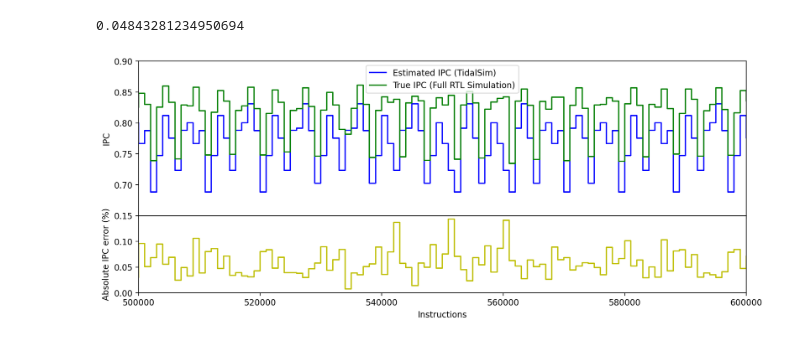
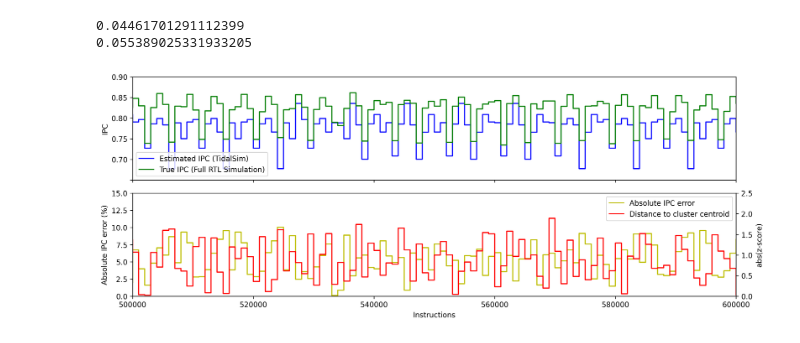
Before and after one commit to euphoric-hardware/tidalsim, a Jupyter notebook: notebooks/Plotting.ipynb, the cells around one changed output. Drawn from its saved outputs; the diff is of its cells as text; code cells hidden in the pictures.

```diff
--- a/notebooks/Plotting.ipynb
+++ b/notebooks/Plotting.ipynb
@@ -4,10 +4,13 @@ import numpy as np
 import pandas as pd
 import matplotlib.pyplot as plt
 import matplotlib as mpl
-mpl.rcParams['figure.dpi'] = 200
+mpl.rcParams['figure.dpi'] = 300
 from sklearn.metrics import mean_absolute_error
+from sklearn.preprocessing import scale
+from sklearn.decomposition import PCA
 
 import tidalsim.modeling.extrapolation as tme
+from tidalsim.util.pickle import load
 
 import importlib
 importlib.reload(tme)
@@ -22,33 +25,52 @@ def get_run_dir(binary: str) -> Path:
     return Path.cwd().parent / "runs" / binary
 
 interval_length = 1000
-clusters = 12
+clusters = 18
 run_dir = get_run_dir("aha-mont64-fb8c96bc") # TODO: Enter run_dir here
 estimated_perf, true_perf = tme.analyze_tidalsim_results(run_dir, interval_length, clusters, detailed_warmup_insts=100, elf=False)
+if true_perf is None:
+    print("Golden performance results not available")
 # %%
-y_true, y_pred = make_arrays_equal_size(true_perf.ipc, estimated_perf.est_ipc)
-ipc_mape = mean_absolute_error(y_true, y_pred)
-print(ipc_mape)
-ipc_abs_error_trace = np.abs((y_true - y_pred) / y_true)
+if true_perf is not None:
+    y_true, y_pred = make_arrays_equal_size(true_perf.ipc, estimated_perf.est_ipc)
+    ipc_mape = mean_absolute_error(y_true, y_pred)
+    print(ipc_mape)
+    ipc_abs_error_trace = np.abs((y_true - y_pred) / y_true)
+    print(np.mean(ipc_abs_error_trace))
+    # TODO: investigate why these numbers are different! They should be the same!
 # %% [output]
-0.04843281234950694
+0.04461701291112399
+0.055389025331933205
+# %%
+estimated_perf['z_dist_to_centroid'] = estimated_perf.groupby('cluster_id')['dist_to_centroid'].transform(lambda x: np.abs(scale(x)))
 # %%
-fig, (ax1, ax2) = plt.subplots(2, 1, sharex=True, gridspec_kw=dict(height_ratios=[2,1]))
+# https://stackoverflow.com/questions/37737538/merge-subplots-with-shared-x-axis
+# https://matplotlib.org/stable/gallery/spines/multiple_yaxis_with_spines.html
+
+fig, (ax1, ax2) = plt.subplots(2, 1, sharex=True, gridspec_kw=dict(height_ratios=[1,1]))
+ax3 = ax2.twinx()
 
 p1, = ax1.step(estimated_perf.inst_count, estimated_perf.est_ipc, "b", label="Estimated IPC (TidalSim)")
-p2, = ax1.step(true_perf.inst_count, true_perf.ipc, "g", label="True IPC (Full RTL Simulation)")
-p3, = ax2.step(true_perf.inst_count, ipc_abs_error_trace, 'y', label="Absolute IPC error")
+if true_perf is not None:
+    p2, = ax1.step(true_perf.inst_count, true_perf.ipc, "g", label="True IPC (Full RTL Simulation)")
+    p3, = ax2.step(true_perf.inst_count, np.multiply(ipc_abs_error_trace, 100), 'y', label="Absolute IPC error")
+p4, = ax3.step(estimated_perf.inst_count, estimated_perf['z_dist_to_centroid'], 'r', label='Distance to cluster centroid')
 ax1.set_xlim([0.5e6, 0.6e6])
 ax1.set_ylim([0.65, 0.9])
-ax2.set_ylim([0.0, 0.15])
+ax2.set_ylim([0, 15])
+ax3.set_ylim([0, 2.5])
 ax2.set_xlabel('Instructions')
 ax1.set_ylabel('IPC')
 ax2.set_ylabel('Absolute IPC error (%)')
+ax3.set_ylabel('abs(z-score)')
 ax1.legend()
+ax2.legend(handles=[p3, p4] if true_perf is not None else [p4])
 # remove top-most tick label for the first subplot
 yticks = ax1.yaxis.get_major_ticks()
 yticks[0].label1.set_visible(False)
 plt.subplots_adjust(hspace=.0)
 fig.set_size_inches(13, 5)
+plt.tight_layout()
+plt.savefig('aha-mont64_results.svg')
 # %% [output]
-[figure, old version]
+[figure, new version]
```
Also changed, not shown: parts of 5 cells of this notebook, 4 other files.
